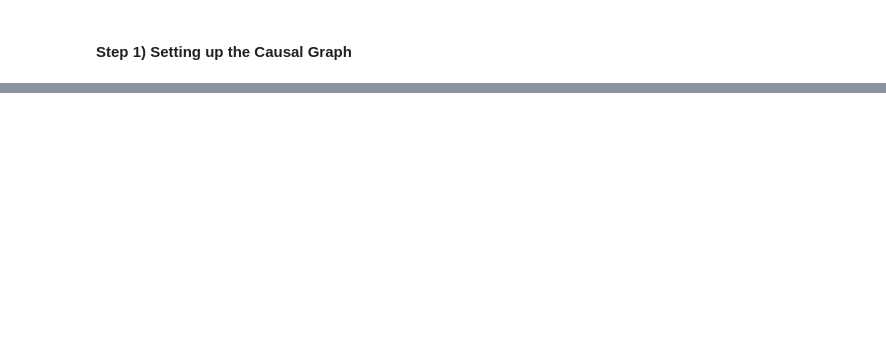
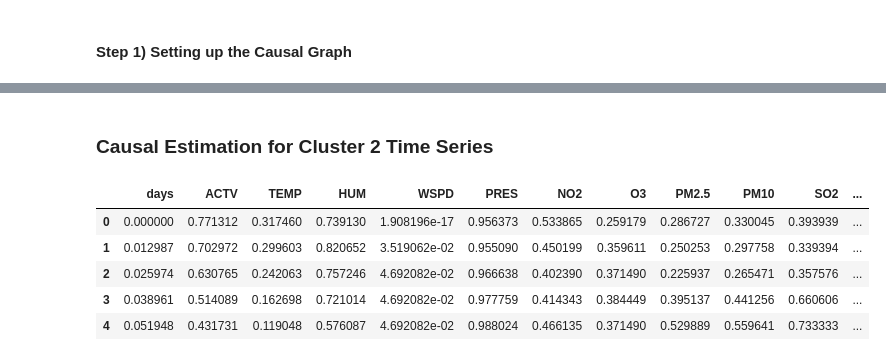
Before and after one commit to ritvik-iyer/EnvCausal-replication, a Jupyter notebook: scripts/causal_estimation.ipynb, the cells around one changed output, grey strips where cells are left out. Drawn from its saved outputs; the diff is of its cells as text; code cells hidden in the pictures; blank space fills up the shorter version.

Commit message:
add causal estimation

```diff
--- a/scripts/causal_estimation.ipynb
+++ b/scripts/causal_estimation.ipynb
@@ -185,0 +109,24 @@ Estimand name: backdoor
+# %% [markdown]
+### Causal Estimation for Cluster 2 Time Series
+# %%
+# Load the data and train the XGBoost models
+root = os.path.dirname(os.getcwd())
+data_dir = os.path.join(root, 'data')
+### Cluster 2 Overall ###
+c2_overall_path = os.path.join(data_dir, 'time_cluster_2.csv')
+c2_overall = pd.read_csv(c2_overall_path)
+all_vars = ['days', 'ACTV', 'TEMP', 'HUM', 'WSPD', 'PRES', 'NO2', 'O3', 'PM2.5', 'PM10', 'SO2', 'CO', 'Case']
+cluster2_df = c2_overall[all_vars]
+# Normalize the data
+scaler = MinMaxScaler()
+normalized = scaler.fit_transform(cluster2_df.values)
+cluster2_df_norm = pd.DataFrame(normalized)
+cluster2_df_norm.columns = cluster2_df.columns
+cluster2_df_norm.head()
+# %% [output]
+|  | days | ACTV | TEMP | HUM | WSPD | PRES | NO2 | O3 | PM2.5 | PM10 | SO2 | ... |
+| 0 | 0.000000 | 0.771312 | 0.317460 | 0.739130 | 1.908196e-17 | 0.956373 | 0.533865 | 0.259179 | 0.286727 | 0.330045 | 0.393939 | ... |
+| 1 | 0.012987 | 0.702972 | 0.299603 | 0.820652 | 3.519062e-02 | 0.955090 | 0.450199 | 0.359611 | 0.250253 | 0.297758 | 0.339394 | ... |
+| 2 | 0.025974 | 0.630765 | 0.242063 | 0.757246 | 4.692082e-02 | 0.966638 | 0.402390 | 0.371490 | 0.225937 | 0.265471 | 0.357576 | ... |
+| 3 | 0.038961 | 0.514089 | 0.162698 | 0.721014 | 4.692082e-02 | 0.977759 | 0.414343 | 0.384449 | 0.395137 | 0.441256 | 0.660606 | ... |
+| 4 | 0.051948 | 0.431731 | 0.119048 | 0.576087 | 4.692082e-02 | 0.988024 | 0.466135 | 0.371490 | 0.529889 | 0.559641 | 0.733333 | ... |
```
Also changed, not shown: parts of 10 cells of this notebook, 2 other files.
